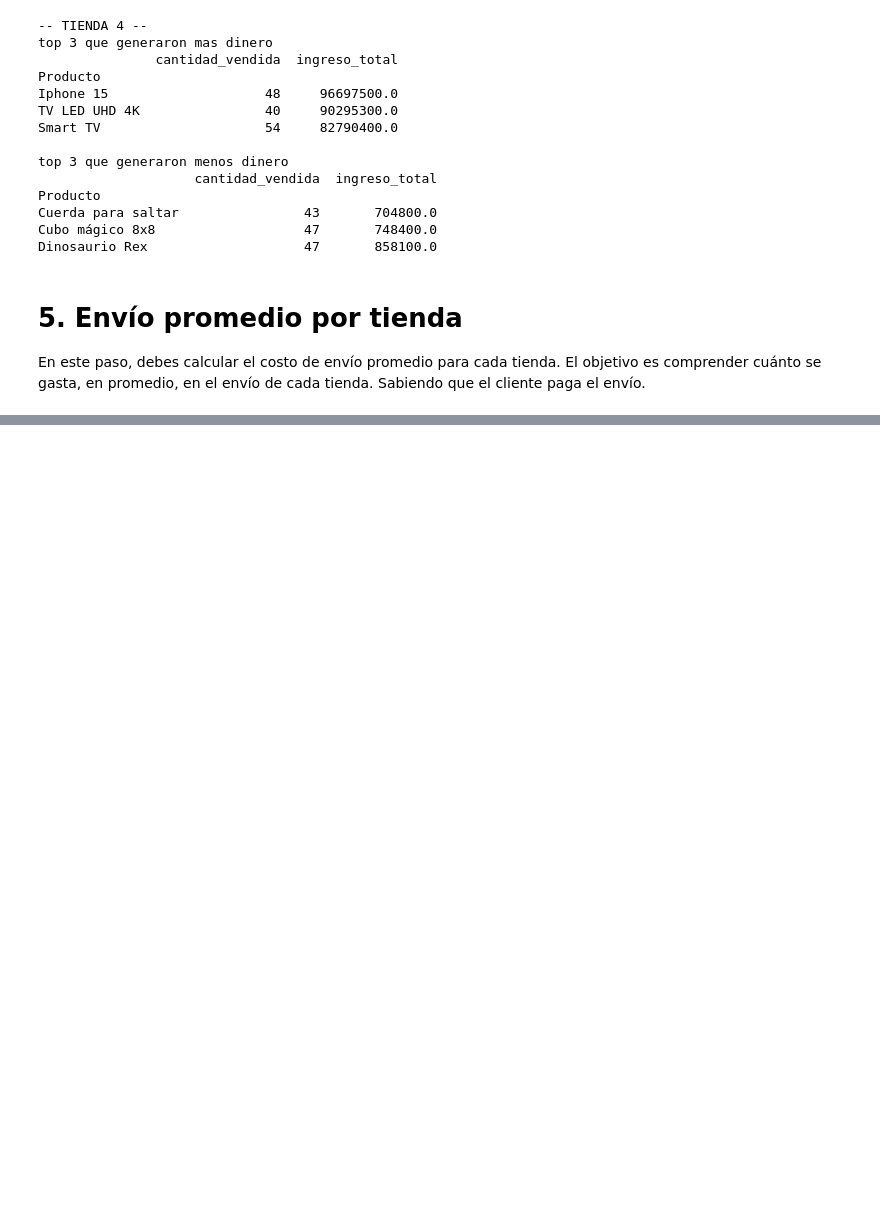
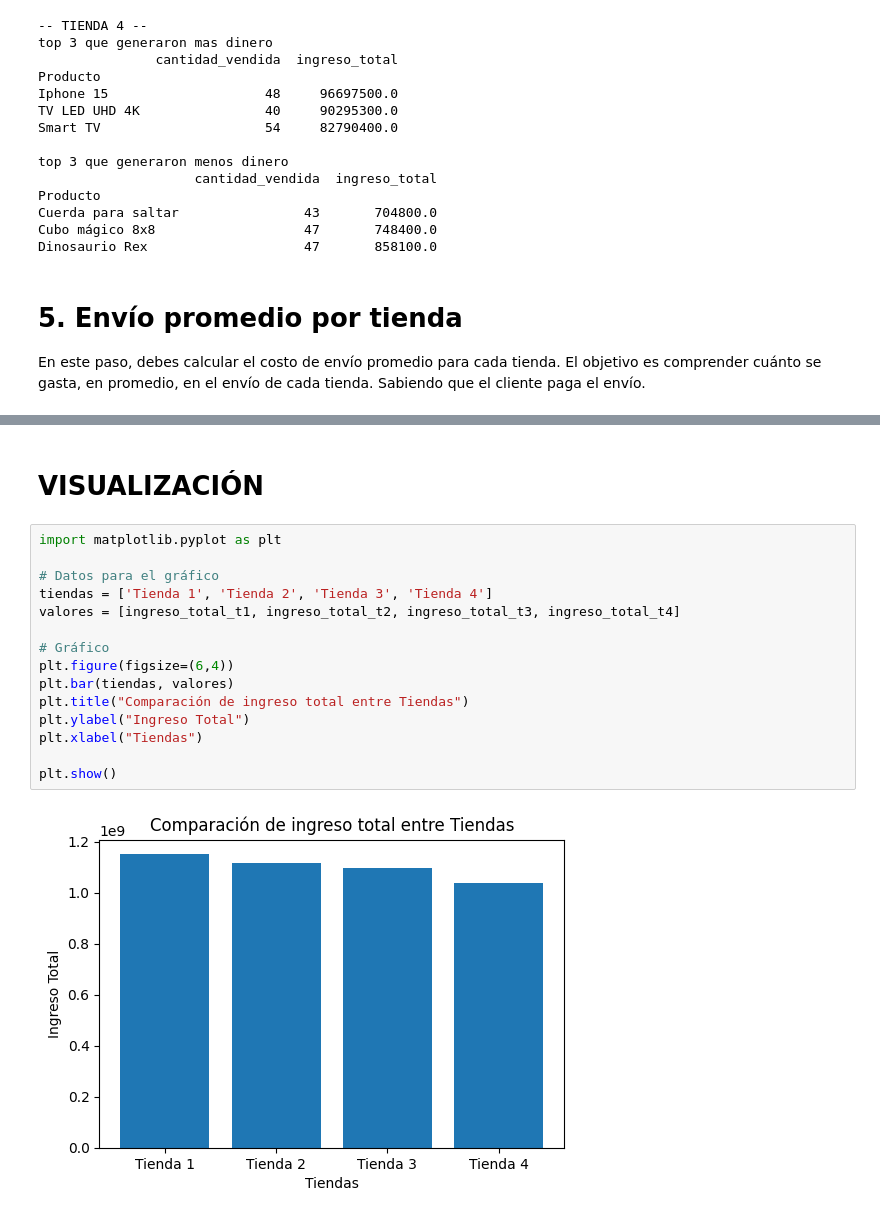
Before and after one commit to keiko-404/challenge1-data-science-latam, a Jupyter notebook: AluraStoreLatam.ipynb, the cells around one changed output, grey strips where cells are left out. Drawn from its saved outputs; the diff is of its cells as text; blank space fills up the shorter version.

```diff
--- a/AluraStoreLatam.ipynb
+++ b/AluraStoreLatam.ipynb
@@ -324,0 +340,19 @@ En este paso, debes calcular el costo de envío promedio para cada tienda. El ob
+# %% [markdown]
+# **VISUALIZACIÓN**
+# %%
+import matplotlib.pyplot as plt
+
+# Datos para el gráfico
+tiendas = ['Tienda 1', 'Tienda 2', 'Tienda 3', 'Tienda 4']
+valores = [ingreso_total_t1, ingreso_total_t2, ingreso_total_t3, ingreso_total_t4]
+
+# Gráfico
+plt.figure(figsize=(6,4))
+plt.bar(tiendas, valores)
+plt.title("Comparación de ingreso total entre Tiendas")
+plt.ylabel("Ingreso Total")
+plt.xlabel("Tiendas")
+
+plt.show()
+# %% [output]
+[figure, added]
```
Also changed, not shown: parts of 1 cell of this notebook.
